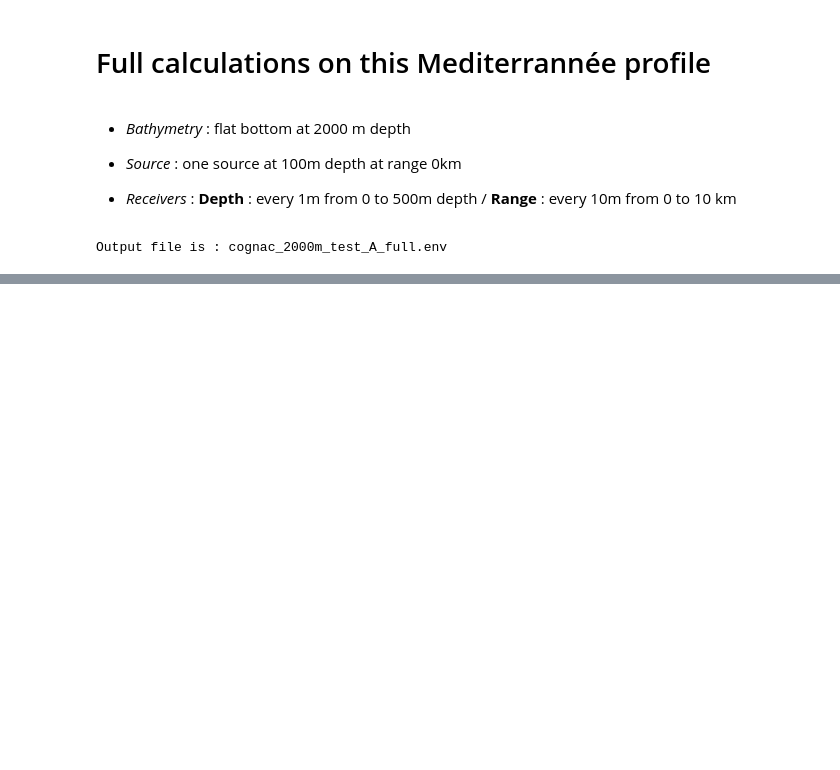
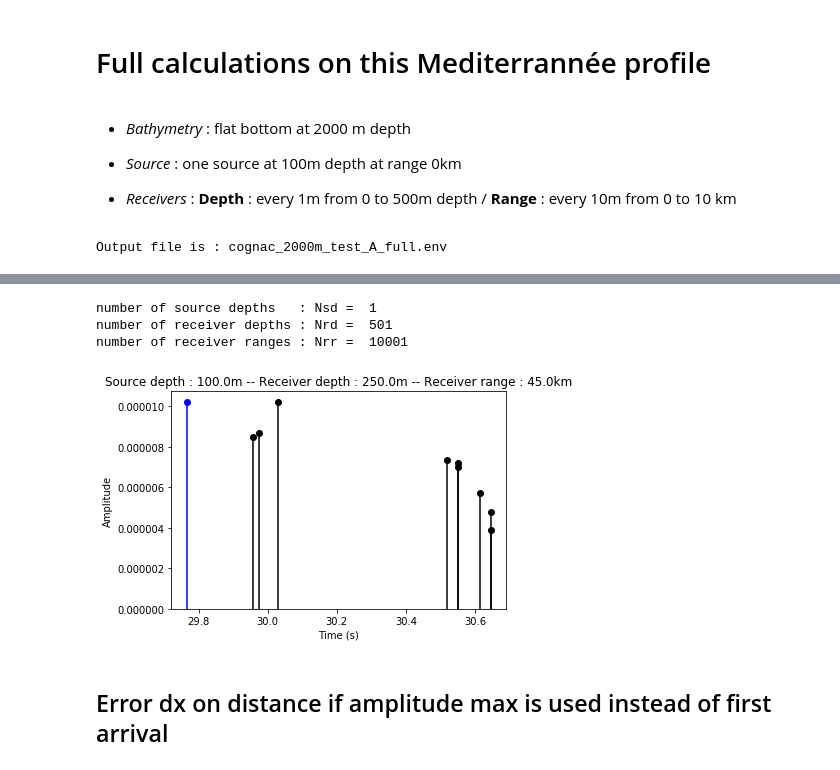
Before and after one commit to ponchama/Cognac_Acoustique, a Jupyter notebook: Bellhop/Arrival_times.ipynb, the cells around one changed output, grey strips where cells are left out. Drawn from its saved outputs; the diff is of its cells as text; code cells hidden in the pictures; blank space fills up the shorter version.

```diff
--- a/Bellhop/Arrival_times.ipynb
+++ b/Bellhop/Arrival_times.ipynb
@@ -203,9 +190,9 @@ s.params['NRange'] = 10001            # number of receiver range
 s.params['rmin'] = 0.                 # minimum range (km)
 s.params['rmax'] = 100.               # maximum range (km) (unuseful if NRange=1)
 
+s.params['zbox'] = 2500.              # box depth limit
+s.params['rbox'] = 101.               # box range limit
 
 s.generate_envfile('mediterrannee',file_env = s.params['name']+'_A_full.env', Issp=issp, SSP_depth_step=10)
-
-# Caution ! change step box (0, 2500, 101). Function to improve.
 # %% [output]
 Output file is : cognac_2000m_test_A_full.env
@@ -213,0 +199,2 @@ Output file is : cognac_2000m_test_A_full.env
+# %%
+Arr, Pos = s.read_arrivals_asc ('files_arr/cognac_2000m_test_A_full.arr', Narrmx = 15)
@@ -213,0 +219,25 @@ Output file is : cognac_2000m_test_A_full.env
+# %%
+Nsd = np.shape(Pos['s']['depth'])[0]
+Nrd = np.shape(Pos['r']['depth'])[0]
+Nrr = np.shape(Pos['r']['range'])[0]
+
+print('number of source depths   : Nsd = ', Nsd)
+print('number of receiver depths : Nrd = ', Nrd)
+print('number of receiver ranges : Nrr = ', Nrr)
+# %% [output]
+number of source depths   : Nsd =  1
+number of receiver depths : Nrd =  501
+number of receiver ranges : Nrr =  10001
+# %%
+isd = 0    # choice of source depth
+ird = 250    # choice of receiver depth (size of NDepth)
+irr = 4500    # choice of receiver range (size of NRange)
+
+
+s.plotarr(Arr, Pos, irr, ird, isd)
+
+#plt.xlim (xmin = 1.652, xmax = 1.6525)
+# %% [output]
+[figure, added]
+# %% [markdown]
+## Error dx on distance if amplitude max is used instead of first arrival
```
Also changed, not shown: parts of 16 cells of this notebook.
